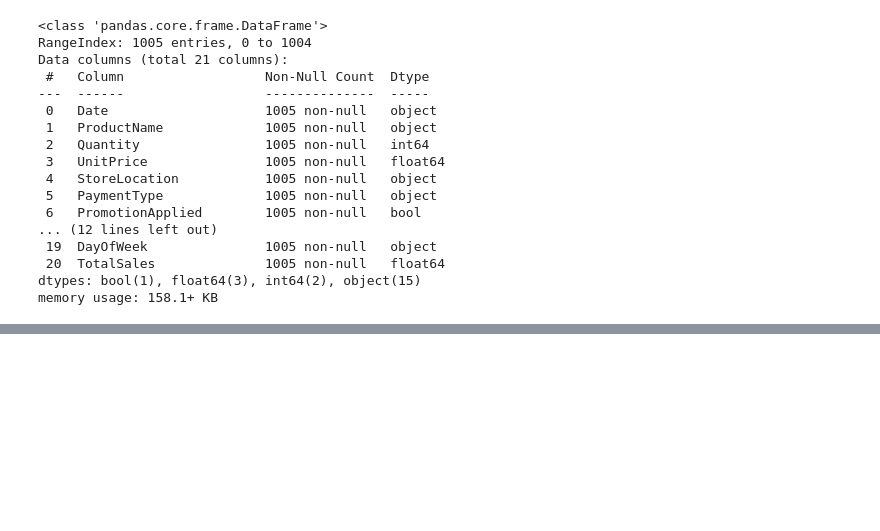
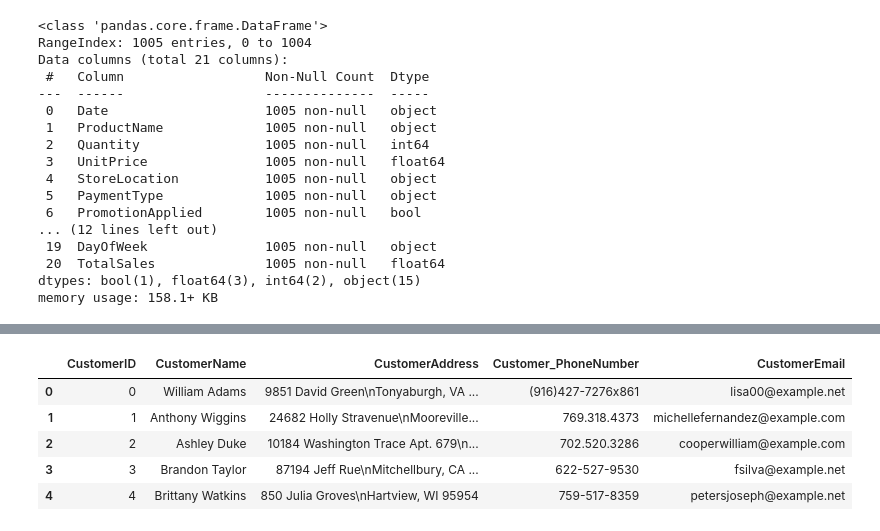
Before and after one commit to T-leke/etl_orchestration_with_airflow, a Jupyter notebook: etl_pipeline.ipynb, the cells around one changed output, grey strips where cells are left out. Saved outputs shown, nothing was run; the diff lists cells and outputs as text; code cells hidden in the pictures; blank space fills up the shorter version.

```diff
--- a/etl_pipeline.ipynb
+++ b/etl_pipeline.ipynb
@@ -68,0 +73,15 @@ memory usage: 158.1+ KB
+# %%
+#Handling missing values (filling missing numeric values with mean or median)
+numeric_columns = data.select_dtypes(include=['float64', 'int64']).columns
+
+for cols in numeric_columns:
+    data.fillna({cols: data[cols].mean()}, inplace=True)
+# %%
+#Handling missing values (filling missing strings /object values with 'Unknown')
+
+string_columns = data.select_dtypes(include=['object']).columns
+
+for cols in string_columns:
+    data.fillna({cols: 'Unknown'}, inplace=True)
+# %%
+data['Date'] = pd.to_datetime(data['Date'])
@@ -68,0 +139,9 @@ memory usage: 158.1+ KB
+# %%
+customers.head()
+# %% [output]
+|  | CustomerID | CustomerName | CustomerAddress | Customer_PhoneNumber | CustomerEmail |
+| 0 | 0 | William Adams | 9851 David Green\nTonyaburgh, VA ... | (916)427-7276x861 | lisa00@example.net |
+| 1 | 1 | Anthony Wiggins | 24682 Holly Stravenue\nMooreville... | 769.318.4373 | michellefernandez@example.com |
+| 2 | 2 | Ashley Duke | 10184 Washington Trace Apt. 679\n... | 702.520.3286 | cooperwilliam@example.com |
+| 3 | 3 | Brandon Taylor | 87194 Jeff Rue\nMitchellbury, CA ... | 622-527-9530 | fsilva@example.net |
+| 4 | 4 | Brittany Watkins | 850 Julia Groves\nHartview, WI 95954 | 759-517-8359 | petersjoseph@example.net |
```
Also changed, not shown: parts of 15 cells of this notebook, 1 other file.
